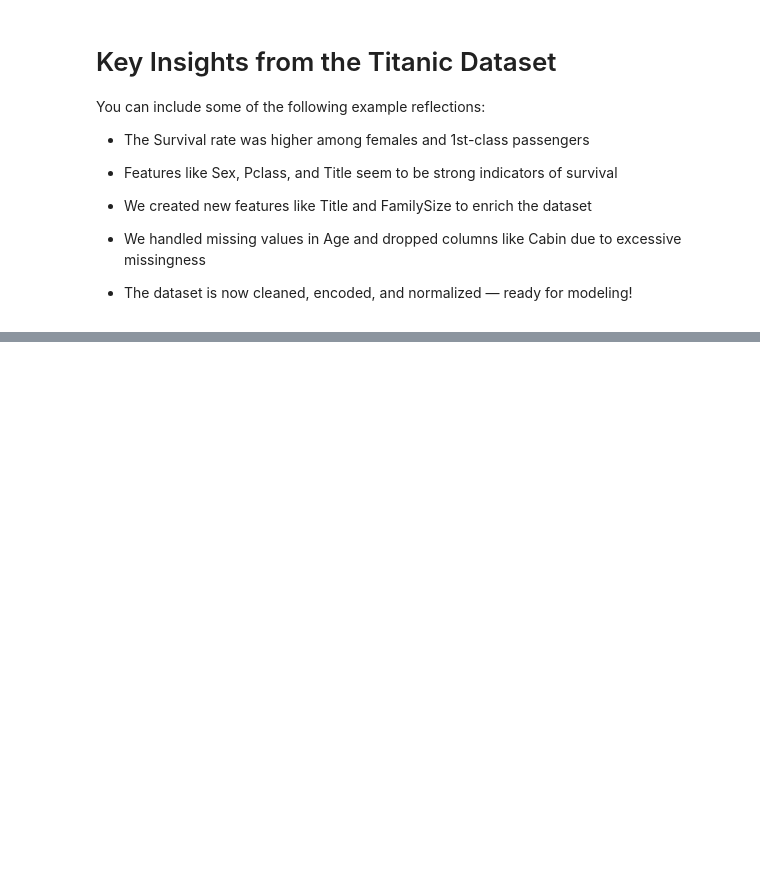
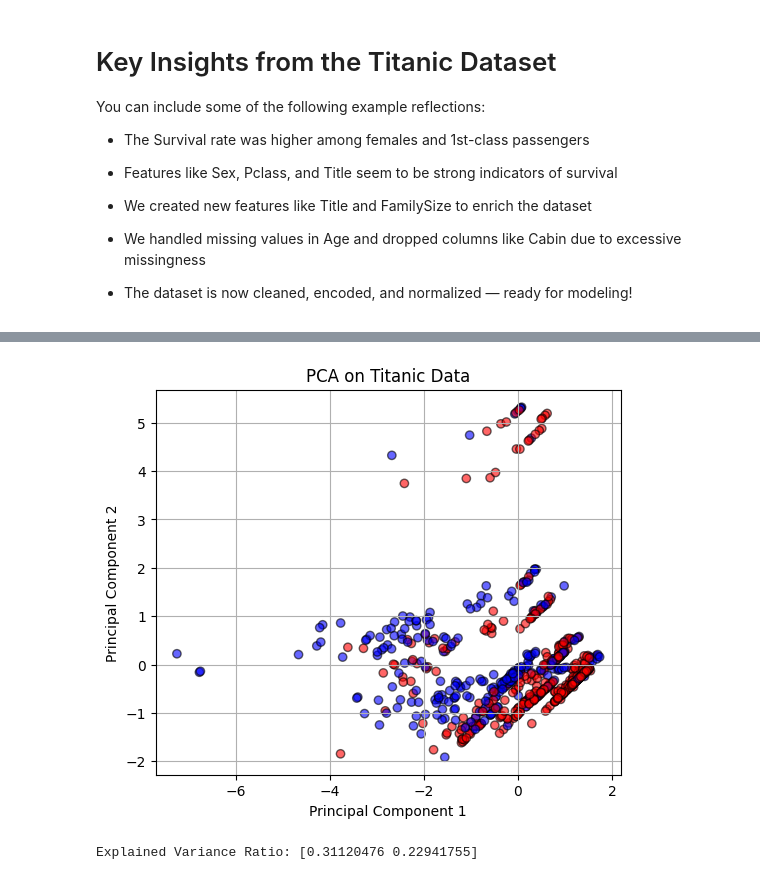
Before and after one commit to MAL-TO/Workshop-ML, a Jupyter notebook: lab-01.ipynb, the cells around one changed output, grey strips where cells are left out. Cells and saved outputs as stored; diff of their text form; code cells hidden in the pictures; blank space fills up the shorter version.

```diff
--- a/lab-01.ipynb
+++ b/lab-01.ipynb
@@ -1490,0 +1517,35 @@ You can include some of the following example reflections:
+# %%
+df = df[['Survived', 'Pclass', 'Sex', 'Age', 'Fare', 'Embarked']].dropna()
+
+# Target
+y = df['Survived']
+
+# Use multiple features including numeric + categorical (to allow n_components=2)
+df_encoded = pd.get_dummies(df, columns=['Sex', 'Embarked'], drop_first=True)
+
+# Create X without using .drop()
+X = df_encoded[[col for col in df_encoded.columns if col != 'Survived']]
+
+# Standardize multiple features
+scaler = StandardScaler()
+X_scaled = scaler.fit_transform(X)
+
+# Apply PCA (now on multiple features)
+pca = PCA(n_components=2)
+X_pca = pca.fit_transform(X_scaled)
+
+# Plot using matplotlib
+plt.figure(figsize=(6,5))
+colors = ['red' if label == 0 else 'blue' for label in y]
+plt.scatter(X_pca[:, 0], X_pca[:, 1], c=colors, alpha=0.6, edgecolor='k')
+plt.xlabel('Principal Component 1')
+plt.ylabel('Principal Component 2')
+plt.title('PCA on Titanic Data')
+plt.grid(True)
+plt.show()
+
+# Print explained variance
+print("Explained Variance Ratio:", pca.explained_variance_ratio_)
+# %% [output]
+[figure, added]
+Explained Variance Ratio: [0.31120476 0.22941755]
```
Also changed, not shown: parts of 8 cells of this notebook.
